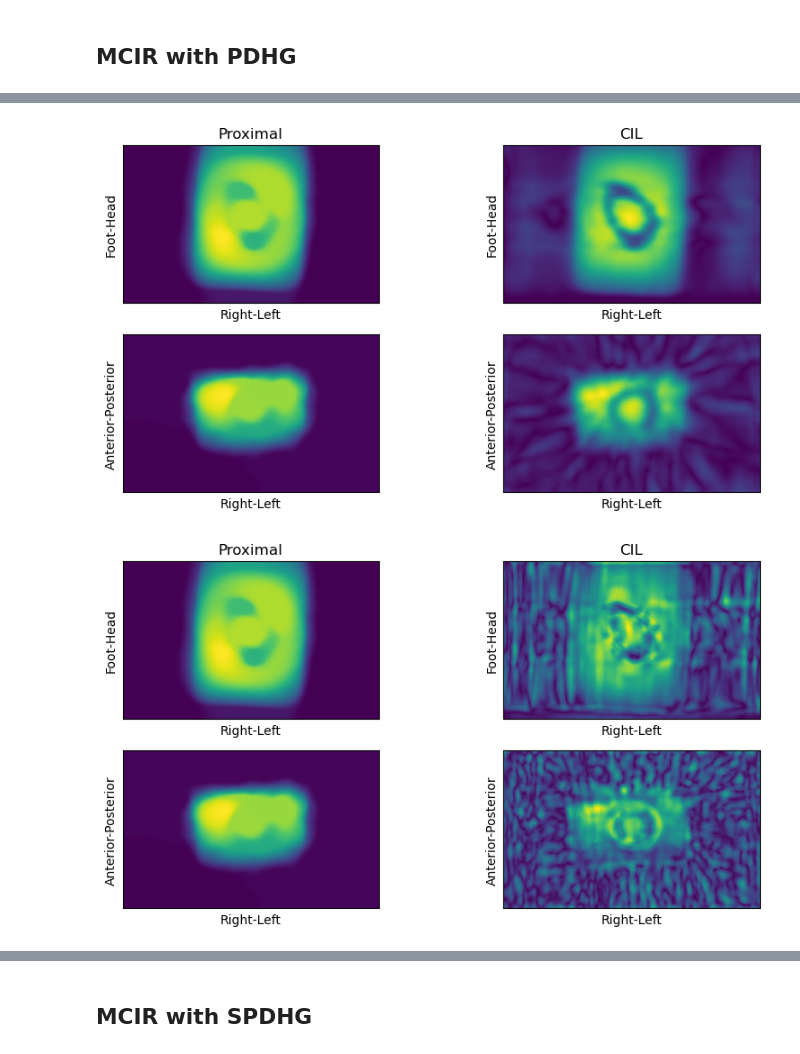
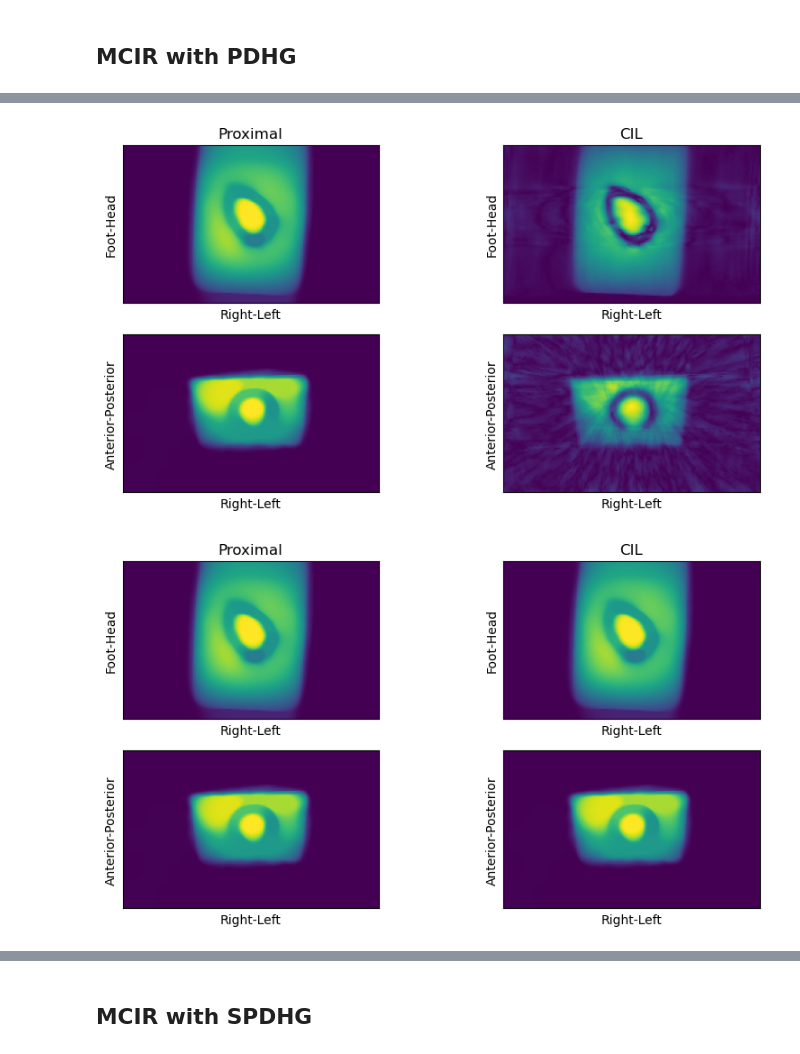
Before and after one commit to paskino/SIRF-Contribs, a Jupyter notebook: src/notebooks/implicit_TV_simulated_motion.ipynb, the cells around one changed output, grey strips where cells are left out. Cells and saved outputs as stored; diff of their text form; code cells hidden in the pictures.

```diff
--- a/src/notebooks/implicit_TV_simulated_motion.ipynb
+++ b/src/notebooks/implicit_TV_simulated_motion.ipynb
@@ -34,6 +37,6 @@ assert sirf.__version__ == '3.5.0'
 # %%
 # Plotting function
-data_path = '/home/jovyan/devel/SIRF-Contribs/src/notebooks/'
+data_path = '/home/jovyan/work/SIRF-Contribs/src/notebooks/'
 os.chdir(data_path)
 import utils
 from utils import plot_rpe_3d, plot_rpe_3d_simple, save_itrobj
@@ -47,7 +50,7 @@ from utils import plot_rpe_3d, plot_rpe_3d_simple, saveCallback, add_HORIZONTAL_
 # %%
 ############# SETUP #################
 # number of motion states
-Nms = 6
+Nms = 3
 # max
 max_shift = 20.
 # setup linear shifts
@@ -105,7 +108,7 @@ for ind in range(Nms):
 
     # Starting image
     x_init = im_ms.clone()
-    x_init.fill(0.0)
+    # x_init.fill(0.0)
 
     # Objective function
     f = LeastSquares(E_ms[ind], acq_ms[ind], c=1)
@@ -118,7 +121,7 @@ for ind in range(Nms):
 
     # Run FISTA
     sc = functools.partial(saveCallback, fista, f"FISTA_L2_ms_{ind}", os.path.join(data_path, recons, f'MS_{Nms}'))
-    fista.run(10, verbose=1, callback=sc)
+    fista.run(20, verbose=1, callback=sc)
 
     # Get result
     im_fista_ms[ind] = fista.get_output()
@@ -368,7 +370,7 @@ for i in acq_ms:
 
 F = BlockFunction(*F_all_subs)
 # %%
-G = alpha * FGP_TV(max_iteration=100000, device='gpu', nonnegativity=False)
+G = alpha * FGP_TV(max_iteration=1000, device='gpu', nonnegativity=False)
 
 if pversion.parse(cil.version.version) < pversion.parse('23.1.0'):
     # this line is to be removed if using newer CIL version that implements 1479
@@ -378,9 +380,9 @@ if pversion.parse(cil.version.version) < pversion.parse('23.1.0'):
 nn = G.proximal(im_fista_ms[0], tau=1.0)
 from cil.optimisation.functions import TotalVariation
 
-G = alpha * TotalVariation(warm_start=True)
+G2 = alpha * TotalVariation(max_iteration=2, warm_start=True)
 
-nn2 = G.proximal(im_fista_ms[0], tau=1.0)
+nn2 = G2.proximal(im_fista_ms[0], tau=1.0)
 plot_rpe_3d_simple([nn.as_array(), nn2.as_array()], [64, 64]*2, ['Proximal','CIL'])
 # %% [output]
 WARNING:root:C backend is only for arrays of datatype float32 - defaulting to `numpy` backend
@@ -403,4 +396,4 @@ WARNING:root:C backend is only for arrays of datatype float32 - defaulting to `n
-[figure, old version]
+[figure, new version]
 # %%
 import logging
 logger = logging.getLogger()
@@ -408,7 +401,7 @@ logger.setLevel(logging.ERROR)
 nn2 = G.proximal(im_fista_ms[0], tau=1.0)
 plot_rpe_3d_simple([nn.as_array(), nn2.as_array()], [64, 64]*2, ['Proximal','CIL'])
 # %% [output]
-[figure, old version]
+[figure, new version]
 # %%
 
 pdhg_2 = PDHG(
```
Also changed, not shown: parts of 38 cells of this notebook.
